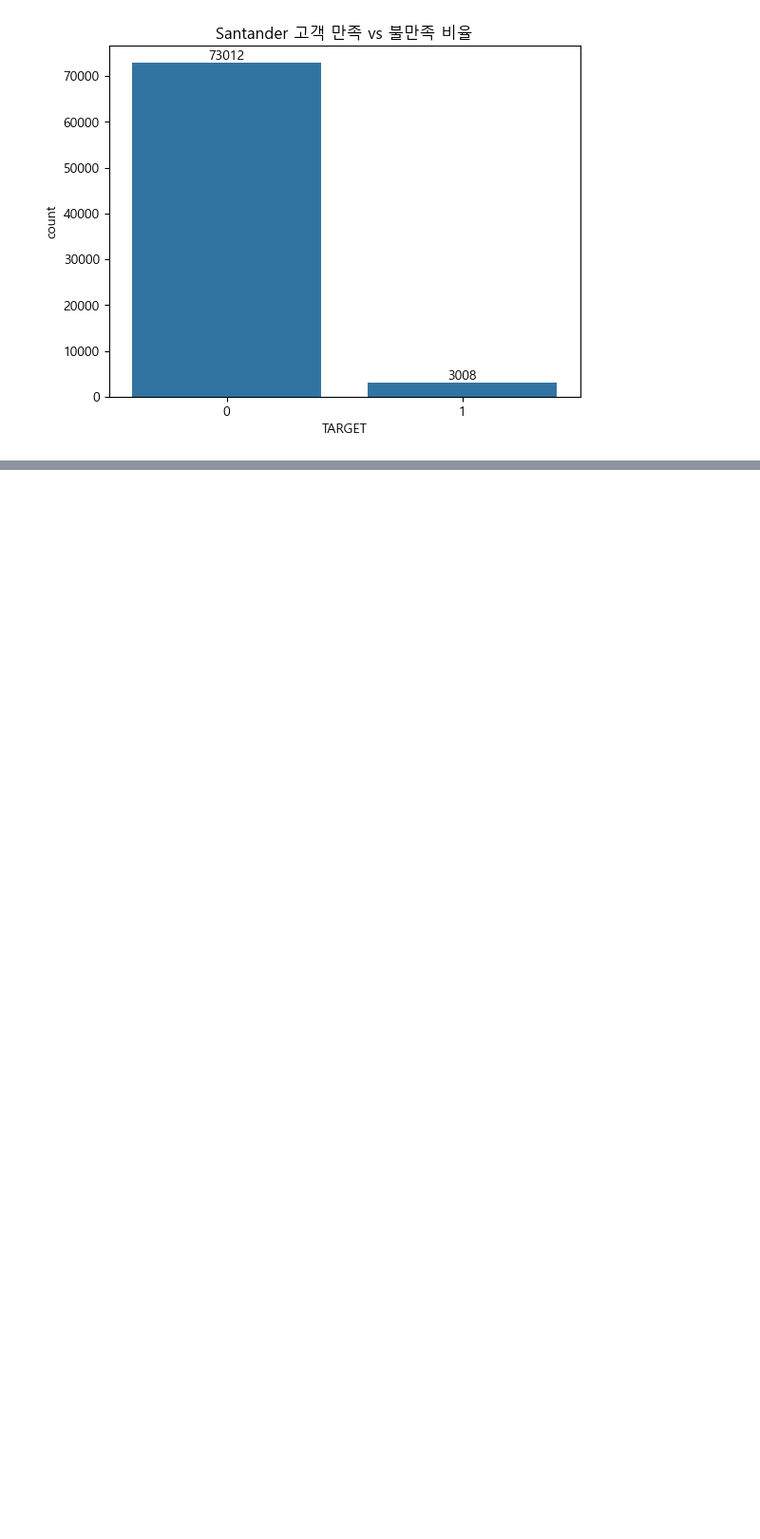
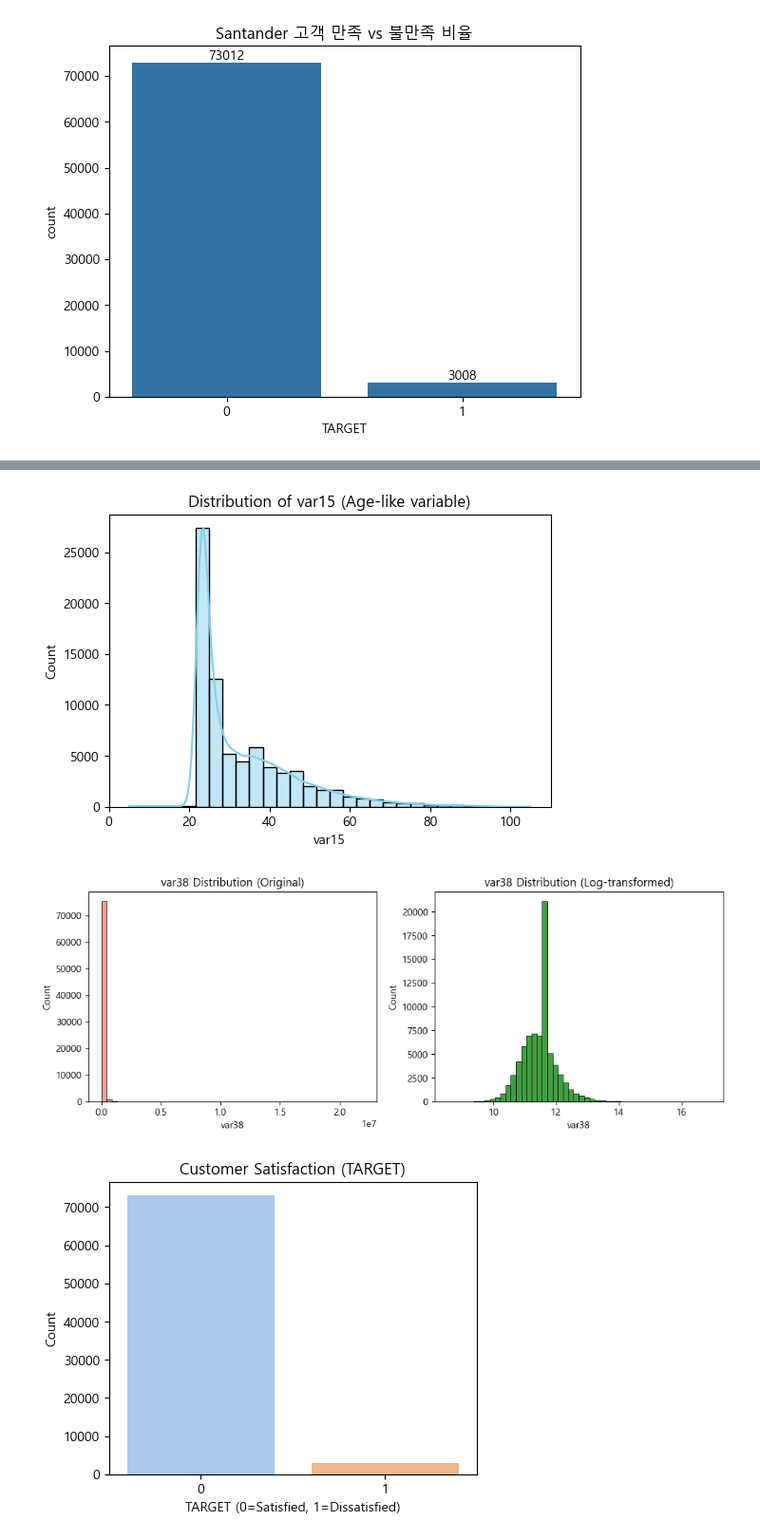
Before and after one commit to jaemin1020/big20-ML-project2-team3, a Jupyter notebook: SantanderCS/src/yjh_SantanderBankAnalysis_problem.ipynb, the cells around one changed output, grey strips where cells are left out. Shown at 95% size. Cells and saved outputs as stored; diff of their text form; code cells hidden in the pictures; blank space fills up the shorter version.

```diff
--- a/SantanderCS/src/yjh_SantanderBankAnalysis_problem.ipynb
+++ b/SantanderCS/src/yjh_SantanderBankAnalysis_problem.ipynb
@@ -68,0 +82,40 @@ plt.show()
+# %%
+# 1. var15 (나이 추정) 히스토그램
+plt.figure(figsize=(6,4))
+sns.histplot(df['var15'], bins=30, kde=True, color='skyblue')
+plt.title("Distribution of var15 (Age-like variable)")
+plt.xlabel("var15")
+plt.ylabel("Count")
+plt.show()
+
+# 2. var38 (자산 규모 추정) 히스토그램 (로그 변환 전후 비교)
+fig, axes = plt.subplots(1, 2, figsize=(12,4))
+
+sns.histplot(df['var38'], bins=50, ax=axes[0], color='salmon')
+axes[0].set_title("var38 Distribution (Original)")
+
+sns.histplot(np.log1p(df['var38']), bins=50, ax=axes[1], color='green')
+axes[1].set_title("var38 Distribution (Log-transformed)")
+
+plt.show()
+
+# 3. TARGET (만족/불만족) 막대 그래프
+plt.figure(figsize=(5,4))
+sns.countplot(x='TARGET', data=df, palette='pastel')
+plt.title("Customer Satisfaction (TARGET)")
+plt.xlabel("TARGET (0=Satisfied, 1=Dissatisfied)")
+plt.ylabel("Count")
+plt.show()
+
+# 4. 상관관계 Heatmap (상위 변수만 샘플링)
+# 전체 370개 변수는 너무 많으므로, 예시로 앞 20개 변수만 사용
+corr = df.iloc[:, :20].corr()
+
+plt.figure(figsize=(12,10))
+sns.heatmap(corr, annot=True, fmt=".2f", cmap="coolwarm", cbar=True)
+plt.title("Correlation Heatmap (Sample of first 20 variables)")
+plt.show()
+# %% [output]
+[figure, added]
+[figure, added]
+[figure, added]
```
Also changed, not shown: parts of 4 cells of this notebook.
